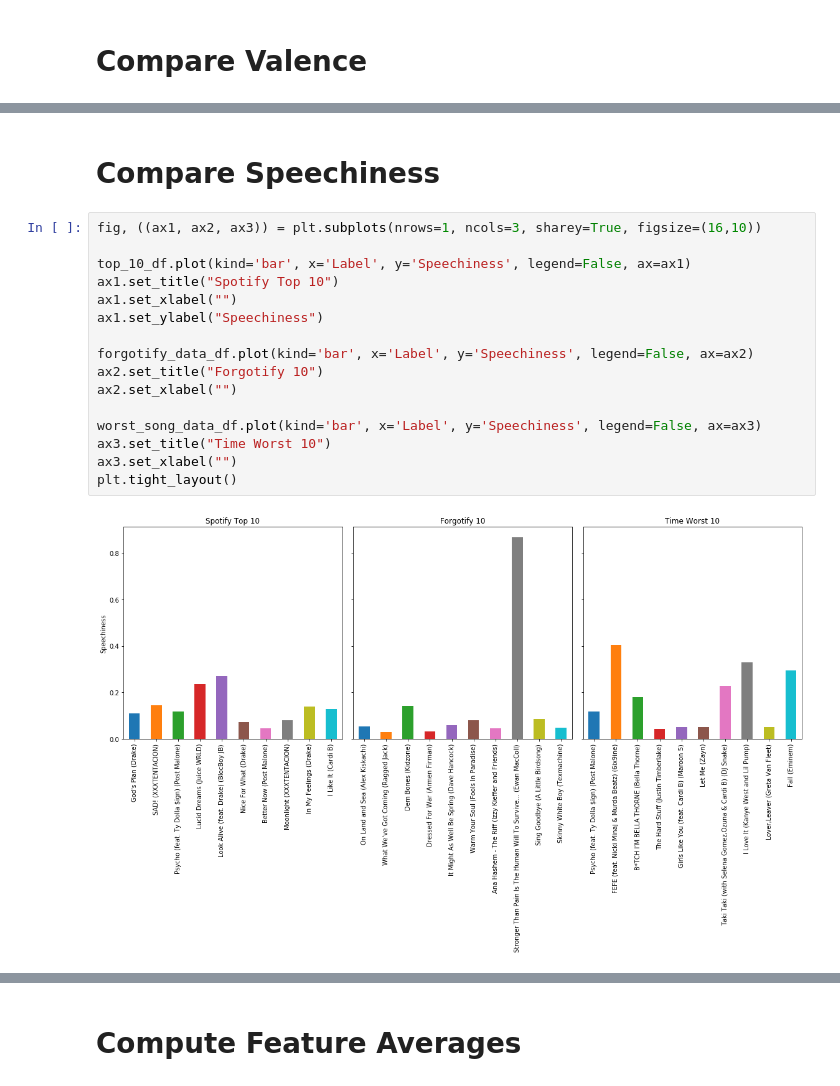
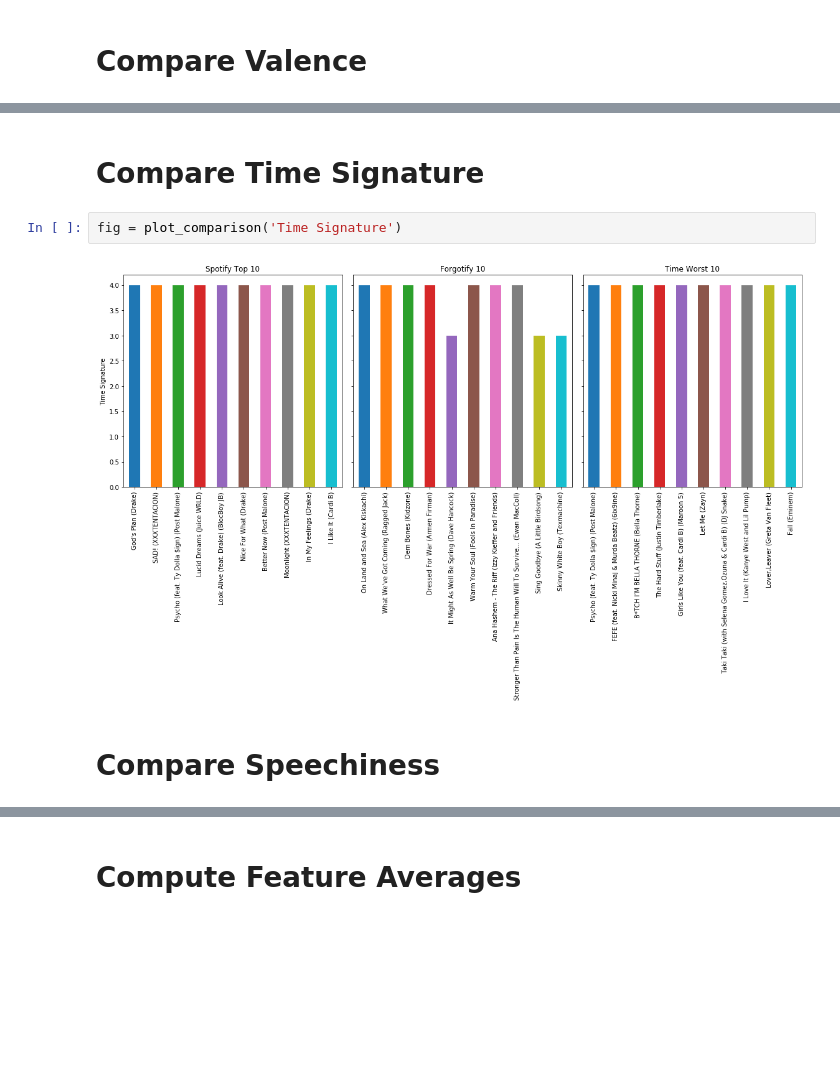
Before and after one commit to kd017/TeamScrapyProject1, a Jupyter notebook: visualize_feature_comparison.ipynb, the cells around one changed output, grey strips where cells are left out. Cells and saved outputs as stored; diff of their text form; blank space fills up the shorter version.

```diff
--- a/visualize_feature_comparison.ipynb
+++ b/visualize_feature_comparison.ipynb
@@ -241,20 +151,8 @@ plt.tight_layout()
+# %% [markdown]
+# Compare Time Signature
+# %%
+fig = plot_comparison('Time Signature')
+# %% [output]
+[figure, added]
 # %% [markdown]
 # Compare Speechiness
-# %%
-fig, ((ax1, ax2, ax3)) = plt.subplots(nrows=1, ncols=3, sharey=True, figsize=(16,10))
-
-top_10_df.plot(kind='bar', x='Label', y='Speechiness', legend=False, ax=ax1)
-ax1.set_title("Spotify Top 10")
-ax1.set_xlabel("")
-ax1.set_ylabel("Speechiness")
-
-forgotify_data_df.plot(kind='bar', x='Label', y='Speechiness', legend=False, ax=ax2)
-ax2.set_title("Forgotify 10")
-ax2.set_xlabel("")
-
-worst_song_data_df.plot(kind='bar', x='Label', y='Speechiness', legend=False, ax=ax3)
-ax3.set_title("Time Worst 10")
-ax3.set_xlabel("")
-plt.tight_layout()
-# %% [output]
-[figure, removed]
```
Also changed, not shown: parts of 25 cells of this notebook.
